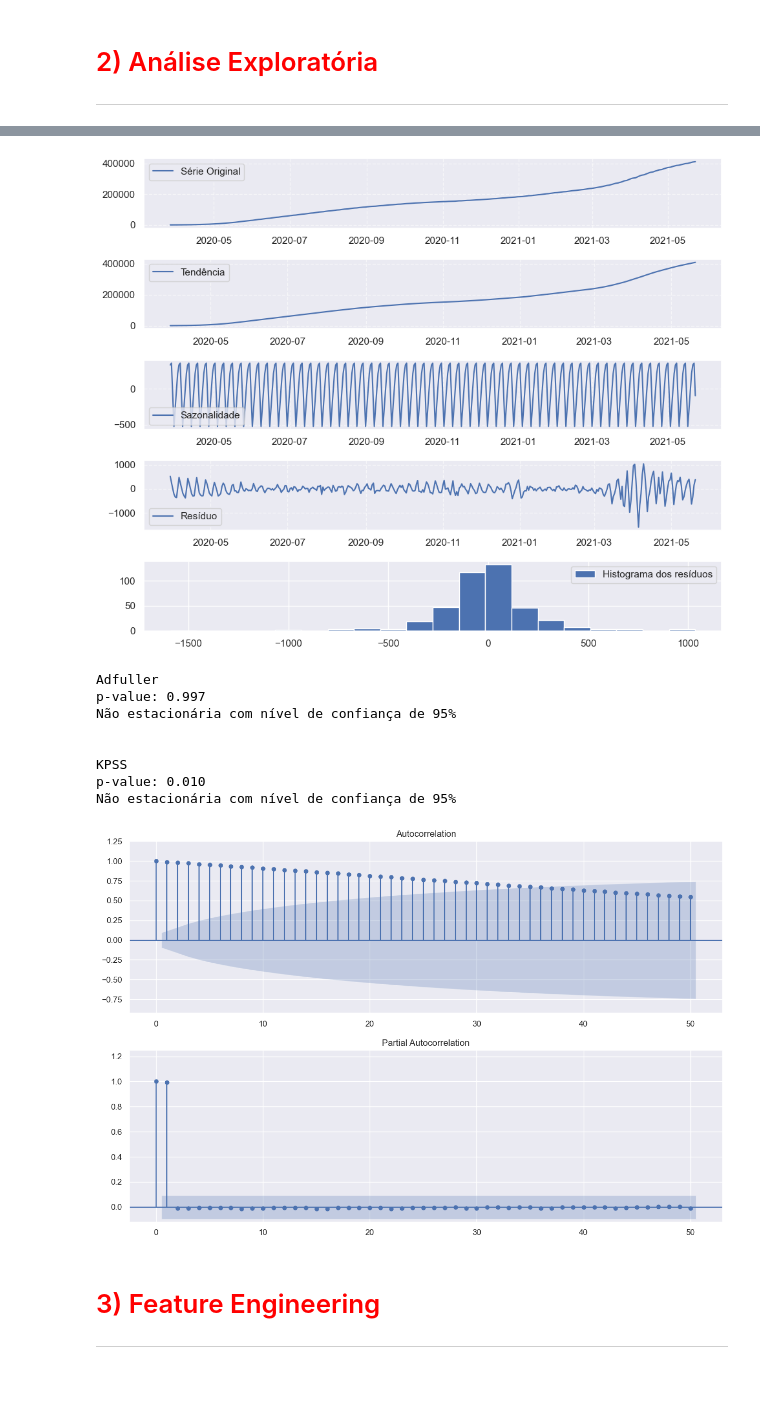
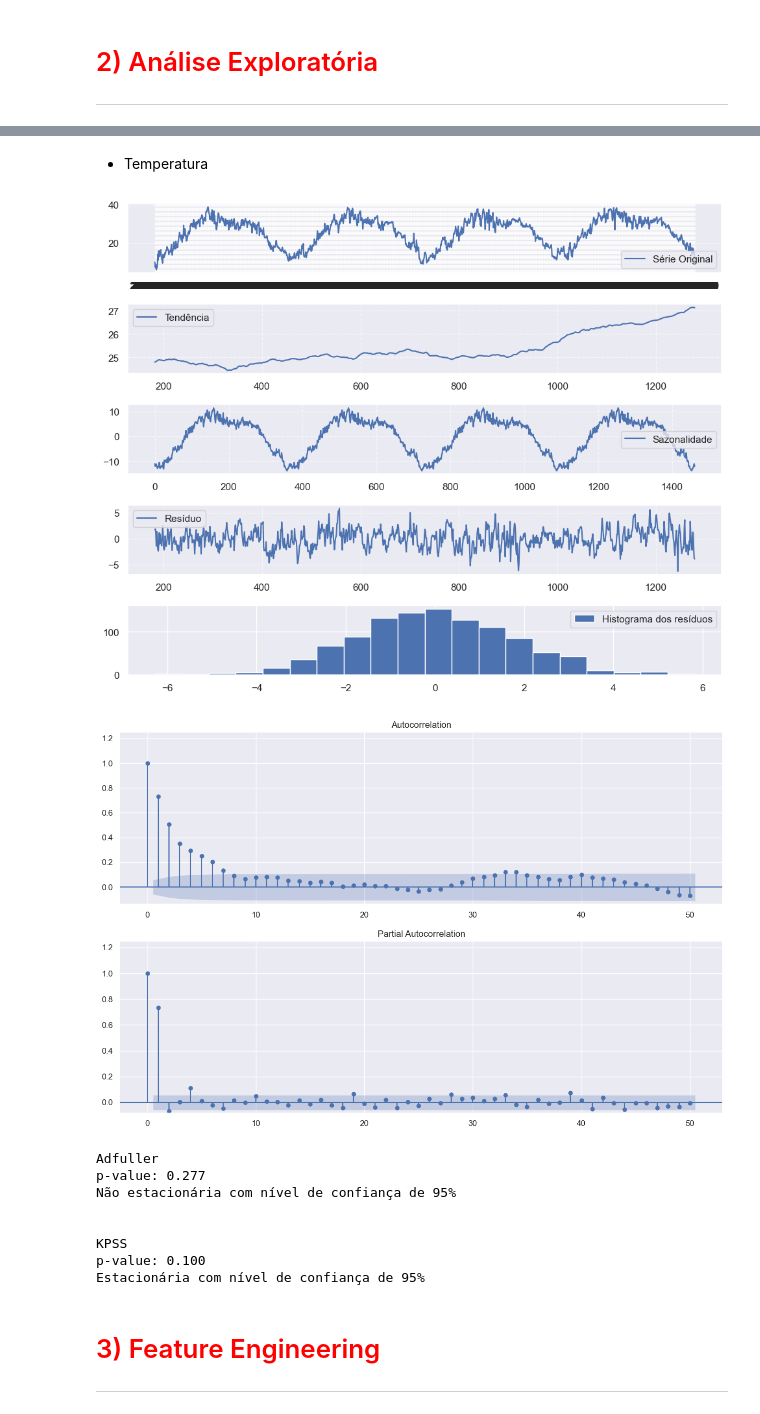
Before and after one commit to leonardovargas10/Modelo_Forecasting_Temperature-, a Jupyter notebook: Modelo_Forecasting.ipynb, the cells around one changed output, grey strips where cells are left out. Cells and saved outputs as stored; diff of their text form; code cells hidden in the pictures; blank space fills up the shorter version.

```diff
--- a/Modelo_Forecasting.ipynb
+++ b/Modelo_Forecasting.ipynb
@@ -205,3 +160,9 @@ df_raw = (
+# %%
+df_climate_train = pd.read_csv('./data/DailyDelhiClimateTrain.csv')
+#df_climate_train['date'] = pd.to_datetime(df_climate_train['date'])
+
+df_climate_test = pd.read_csv('./data/DailyDelhiClimateTest.csv')
+#df_climate_test['date'] = pd.to_datetime(df_climate_test['date'])
 # %% [markdown]
 # <font color='red' style='font-size: 40px;'> 2) Análise Exploratória </font>
 <hr style='border: 2px solid red;'>
@@ -507,50 +304,57 @@ df_raw_time_series_deaths = df_raw_time_series[['date', 'deaths']].set_index("da
+# %%
+df_climate_train_decompose = df_climate_train.set_index('date')
+# %% [markdown]
+- Temperatura
 # %%
 # Realizar a decomposição da série temporal
-result = seasonal_decompose(df_raw_time_series_deaths, model='additive')
+result = seasonal_decompose(df_climate_train['meantemp'], model='additive', period=365)
 
 # o primeiro número (5) representa o número total de linhas, e o segundo número (5) representa o índice do subplot dentro da grade.
 
 # Plotar os componentes decompostos
 plt.figure(figsize=(10, 8))
+
 plt.subplot(511)
-plt.plot(df_raw_time_series_deaths, label='Série Original')
+plt.plot(df_climate_train['date'], df_climate_train['meantemp'], label='Série Original')
 plt.grid(True, linestyle="--", alpha=0.6)
 plt.legend()
 
 plt.subplot(512)
 plt.plot(result.trend, label='Tendência')
 plt.grid(True, linestyle="--", alpha=0.6)
 plt.legend()
 
 plt.subplot(513)
 plt.plot(result.seasonal,label='Sazonalidade')
 plt.grid(True, linestyle="--", alpha=0.6)
 plt.legend()
 
 plt.subplot(514)
 plt.plot(result.resid, label='Resíduo')
 plt.grid(True, linestyle="--", alpha=0.6)
 plt.legend()
 
 plt.subplot(515)
 plt.hist(result.resid, bins=20, label="Histograma dos resíduos")
 plt.legend()
 
 plt.tight_layout()
 plt.show()
-analisa_estacionaridade(df_raw_time_series_deaths)
-plota_acf_pacf(df_raw_time_series_deaths)
+
+plota_acf_pacf(result.resid.dropna())
+
+analisa_estacionaridade(df_climate_train['meantemp'])
 # %% [output]
-[figure, old version]
+[figure, new version]
+[figure, new version]
 Adfuller
-p-value: 0.997
+p-value: 0.277
 Não estacionária com nível de confiança de 95%
 
 
 KPSS
-p-value: 0.010
-Não estacionária com nível de confiança de 95%
+p-value: 0.100
+Estacionária com nível de confiança de 95%
-[figure, old version]
 # %% [markdown]
 # <font color='red' style='font-size: 40px;'> 3) Feature Engineering </font>
 <hr style='border: 2px solid red;'>
```
Also changed, not shown: parts of 19 cells of this notebook, 1 other file.
